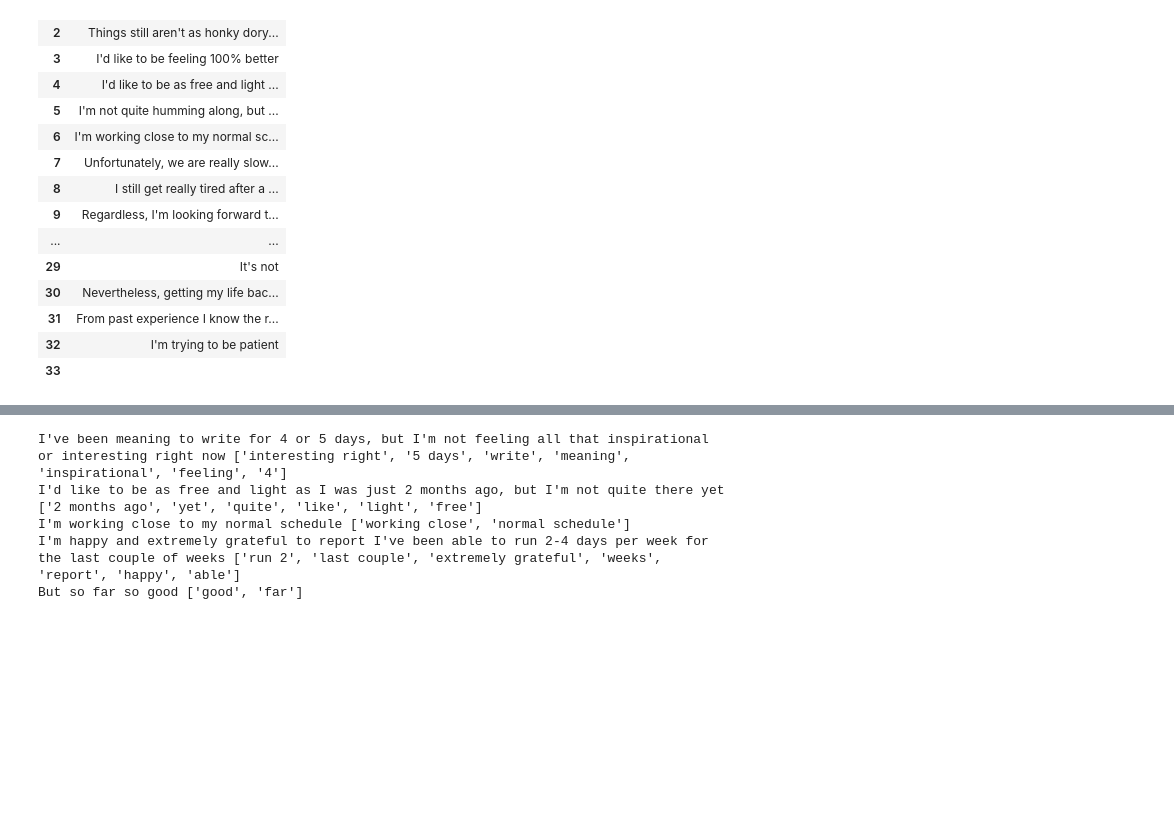
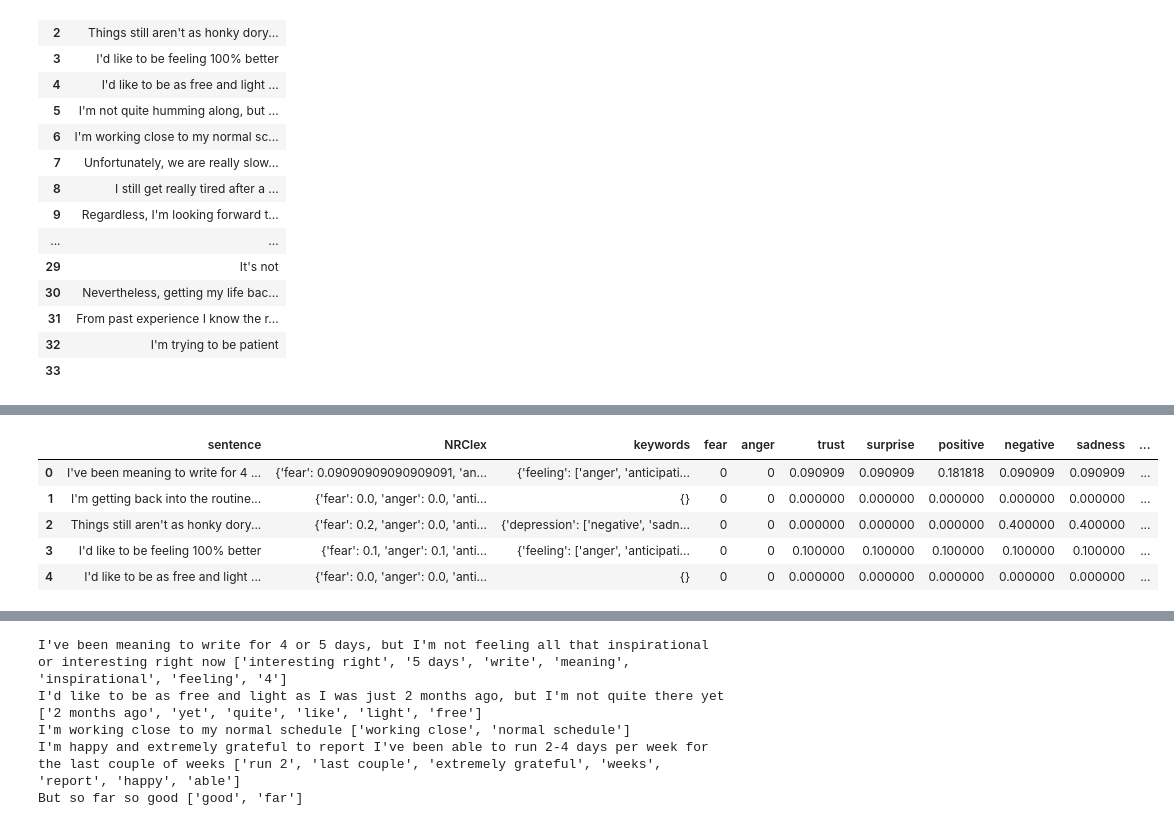
Before and after one commit to valeriialeskina/IamHere, a Jupyter notebook: keyword extraction/RAKE and spacy.ipynb, the cells around one changed output, grey strips where cells are left out. Drawn from its saved outputs; the diff is of its cells as text; code cells hidden in the pictures; blank space fills up the shorter version.

```diff
--- a/keyword extraction/RAKE and spacy.ipynb
+++ b/keyword extraction/RAKE and spacy.ipynb
@@ -166,0 +230,9 @@ post_df['Fear'] = [emotion['Fear'] for emotion in post_df.text2emotion]
+# %%
+test.head()
+# %% [output]
+|  | sentence | NRClex | keywords | fear | anger | trust | surprise | positive | negative | sadness | ... |
+| 0 | I've been meaning to write for 4 ... | {'fear': 0.09090909090909091, 'an... | {'feeling': ['anger', 'anticipati... | 0 | 0 | 0.090909 | 0.090909 | 0.181818 | 0.090909 | 0.090909 | ... |
+| 1 | I'm getting back into the routine... | {'fear': 0.0, 'anger': 0.0, 'anti... | {} | 0 | 0 | 0.000000 | 0.000000 | 0.000000 | 0.000000 | 0.000000 | ... |
+| 2 | Things still aren't as honky dory... | {'fear': 0.2, 'anger': 0.0, 'anti... | {'depression': ['negative', 'sadn... | 0 | 0 | 0.000000 | 0.000000 | 0.000000 | 0.400000 | 0.400000 | ... |
+| 3 | I'd like to be feeling 100% better | {'fear': 0.1, 'anger': 0.1, 'anti... | {'feeling': ['anger', 'anticipati... | 0 | 0 | 0.100000 | 0.100000 | 0.100000 | 0.100000 | 0.100000 | ... |
+| 4 | I'd like to be as free and light ... | {'fear': 0.0, 'anger': 0.0, 'anti... | {} | 0 | 0 | 0.000000 | 0.000000 | 0.000000 | 0.000000 | 0.000000 | ... |
```
Also changed, not shown: parts of 12 cells of this notebook, 1 other file.
